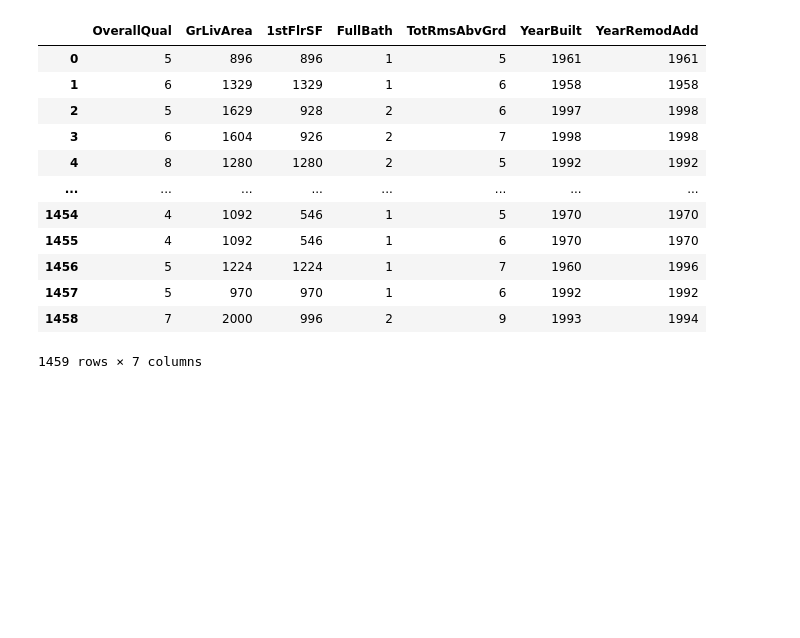
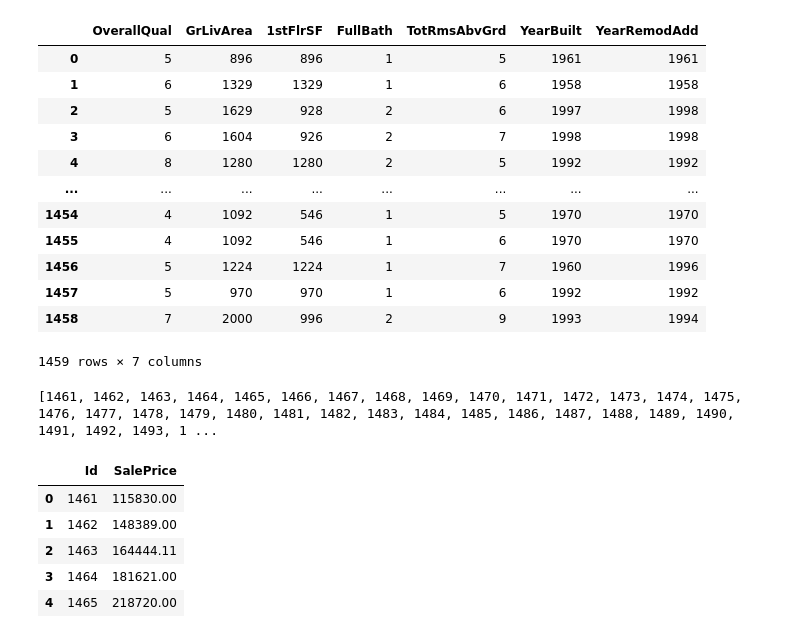
Before and after one commit to greigbingham/kaggle-house-prices, a Jupyter notebook: house_prices_notebook.ipynb, the cells around one changed output. Drawn from its saved outputs; the diff is of its cells as text; code cells hidden in the pictures; blank space fills up the shorter version.

```diff
--- a/house_prices_notebook.ipynb
+++ b/house_prices_notebook.ipynb
@@ -358,3 +358,23 @@ numpy.savetxt("actual_test_set2.csv", actual_test_set2, delimiter=",")
 actual_preds = model.predict(actual_test_set2)
 
 numpy.savetxt("submission3.csv", actual_preds, delimiter=",")
+# %%
+id_print = list(range(1461,2920))
+
+print(id_print)
+# %% [output]
+[1461, 1462, 1463, 1464, 1465, 1466, 1467, 1468, 1469, 1470, 1471, 1472, 1473, 1474, 1475, 1476, 1477, 1478, 1479, 1480, 1481, 1482, 1483, 1484, 1485, 1486, 1487, 1488, 1489, 1490, 1491, 1492, 1493, 1 ...
+# %%
+output_df = pd.DataFrame()
+# %%
+output_df["Id"] = list(range(1461,2920))
+output_df["SalePrice"] = actual_preds
+
+output_df.head()
+# %% [output]
+|  | Id | SalePrice |
+| 0 | 1461 | 115830.00 |
+| 1 | 1462 | 148389.00 |
+| 2 | 1463 | 164444.11 |
+| 3 | 1464 | 181621.00 |
+| 4 | 1465 | 218720.00 |
```
Also changed, not shown: parts of 4 cells of this notebook, 3 other files.
